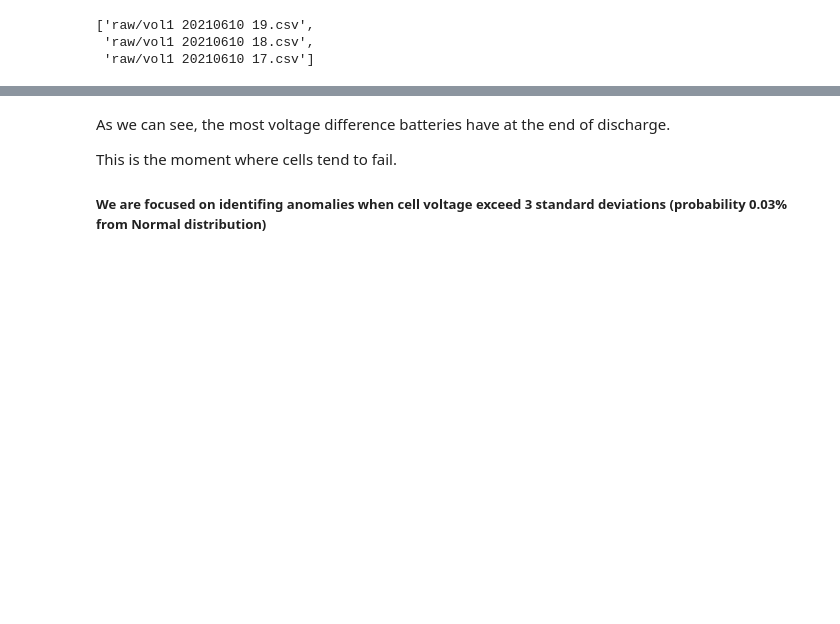
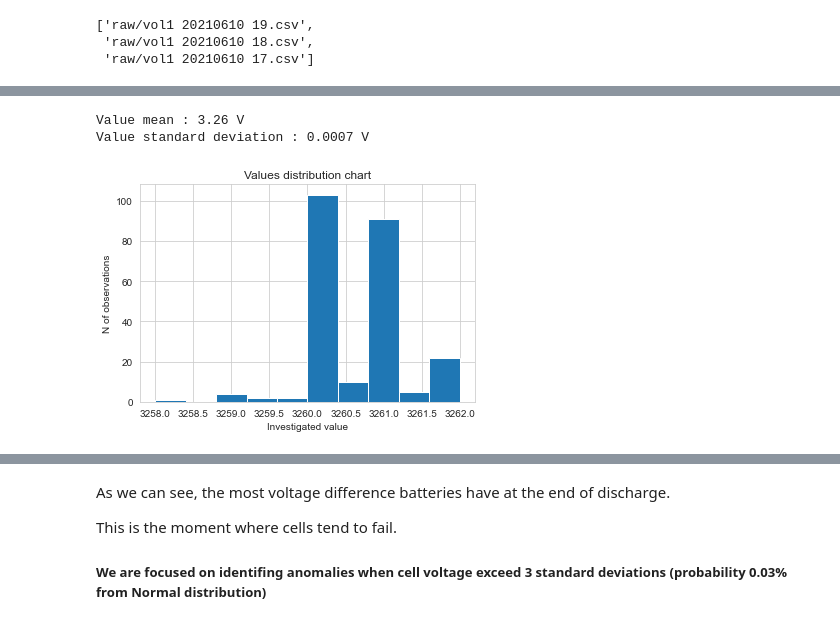
Before and after one commit to 314ka4y/Anomaly-detection-project, a Jupyter notebook: Anomaly_detection.ipynb, the cells around one changed output, grey strips where cells are left out. Drawn from its saved outputs; the diff is of its cells as text; code cells hidden in the pictures; blank space fills up the shorter version.

```diff
--- a/Anomaly_detection.ipynb
+++ b/Anomaly_detection.ipynb
@@ -452,12 +527,10 @@ df_30sec.loc['2021-06-10 18:00:00',:].hist(bins = 10)
 # %%
 # Resting
-moment = '2021-06-10 19:00:00'
-print(f"Voltage mean : {round(np.mean(df_30sec.loc[moment,:]/1000),2)} V")
-print(f"Voltage standard deviation : {round(np.std(df_30sec.loc[moment,:]/1000),4)} V")
-df_30sec.loc[moment,:].hist(bins = 10)
-plt.title("Voltage distribution chart")
-plt.xlabel("Voltage")
-plt.ylabel("N of observations")
-plt.show()
+moment = '2021-06-10 18:30:00'
+check_distribution(df_30sec, moment)
+# %% [output]
+Value mean : 3.26 V
+Value standard deviation : 0.0007 V
+[figure, added]
 # %%
 # Charging
```
Also changed, not shown: parts of 68 cells of this notebook.
